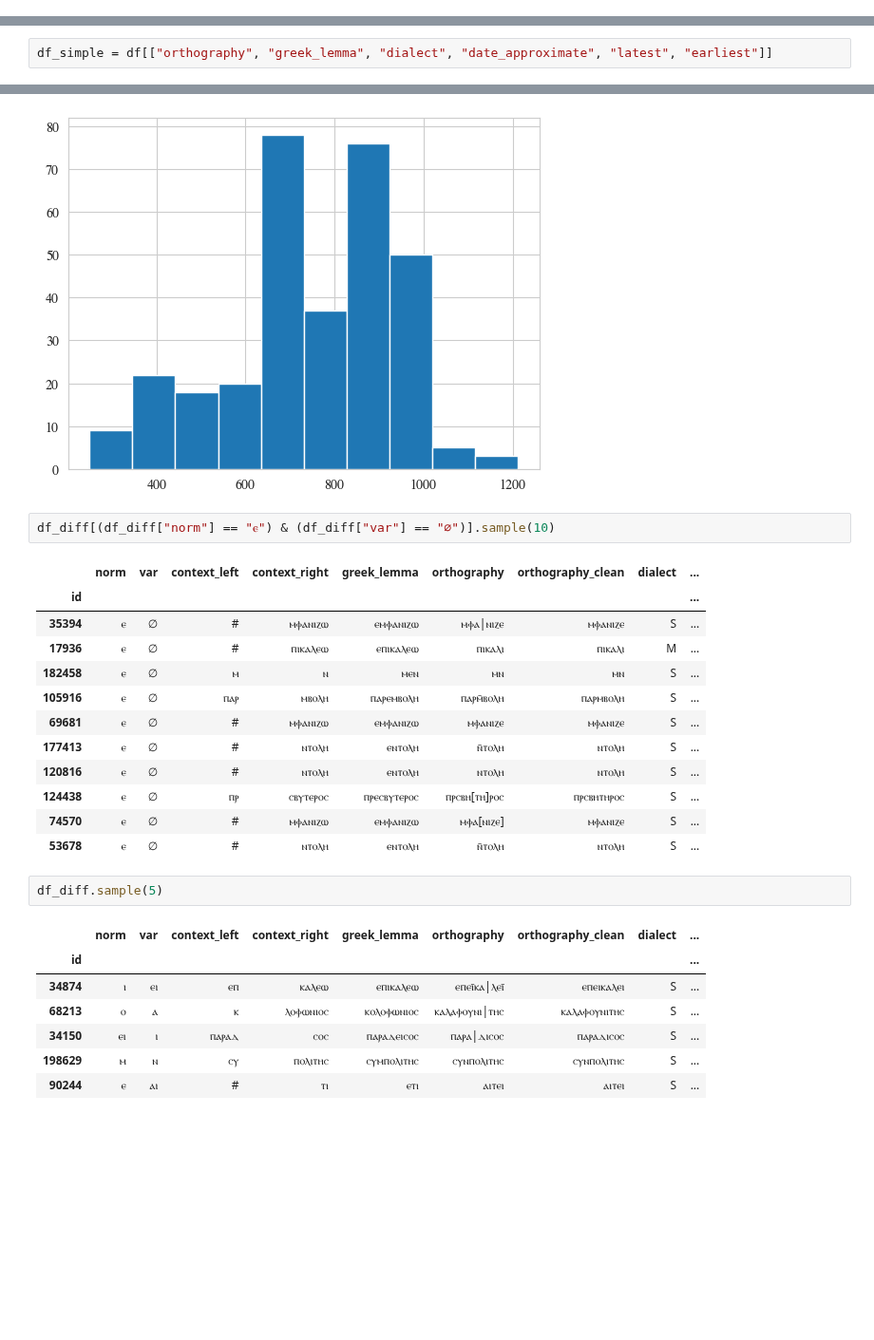
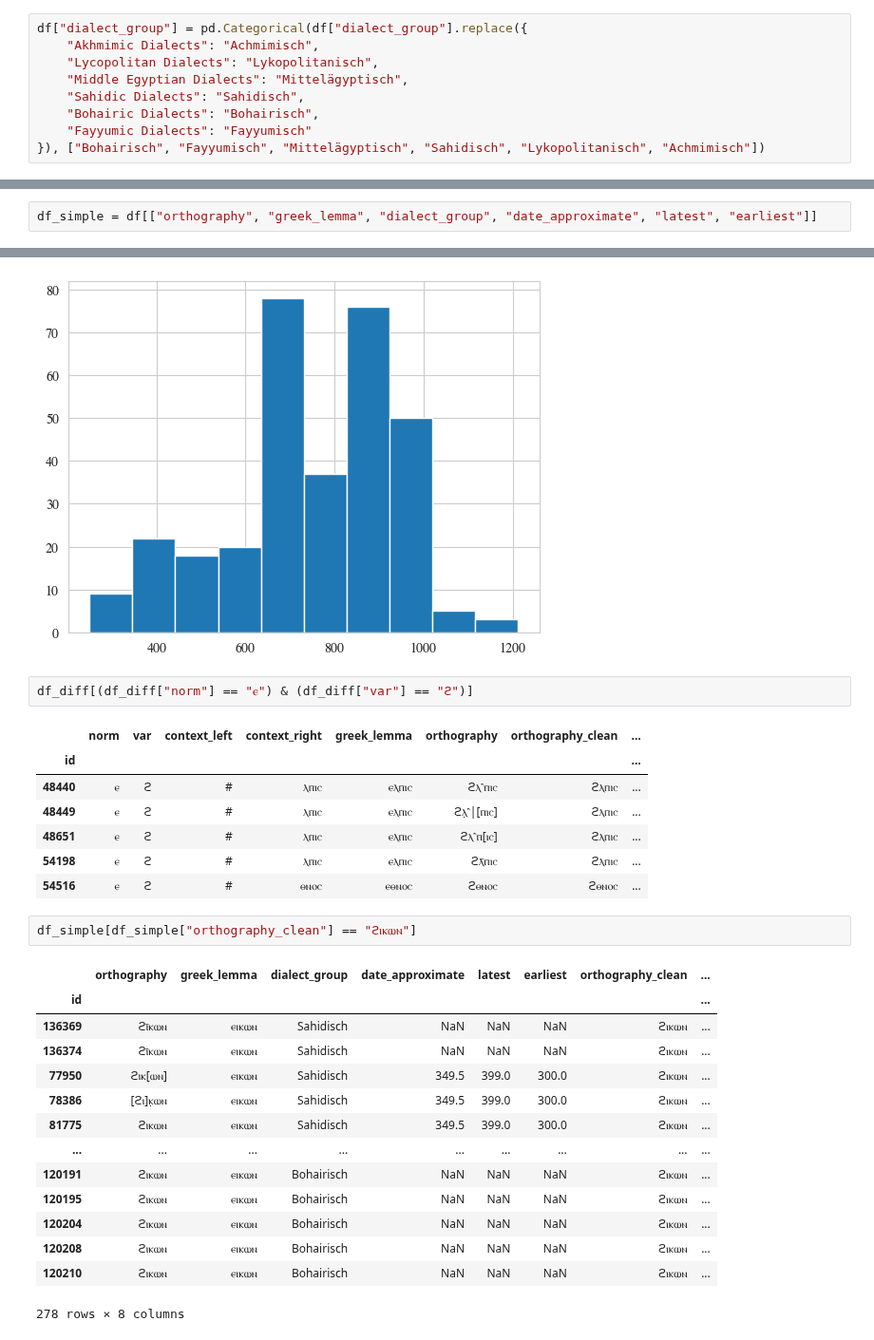
Before and after one commit to kmein/greek-coptic, a Jupyter notebook: greek-coptic.ipynb, the cells around one changed output, grey strips where cells are left out. Shown at 95% size. Saved outputs shown, nothing was run; the diff lists cells and outputs as text; blank space fills up the shorter version.

```diff
--- a/greek-coptic.ipynb
+++ b/greek-coptic.ipynb
@@ -133,6 +133,15 @@ df = pd.read_csv(os.getenv("ATTESTATIONS_CSV")) \
     .rename(columns={"code": "dialect"})
 # %% [markdown]
 Here are some random examples of these data points:
+# %%
+df["dialect_group"] = pd.Categorical(df["dialect_group"].replace({
+    "Akhmimic Dialects": "Achmimisch",
+    "Lycopolitan Dialects": "Lykopolitanisch",
+    "Middle Egyptian Dialects": "Mittelägyptisch",
+    "Sahidic Dialects": "Sahidisch",
+    "Bohairic Dialects": "Bohairisch",
+    "Fayyumic Dialects": "Fayyumisch"
+}), ["Bohairisch", "Fayyumisch", "Mittelägyptisch", "Sahidisch", "Lykopolitanisch", "Achmimisch"])
 # %%
 df.sample(5)
 # %% [output]
@@ -232,7 +235,7 @@ per_dialect
 Next, it makes sense to strip some columns from the table. For our analysis of orthographical deviation, we only need the `orthography` and `greek_lemma` columns (for comparing them against each other).
 For further analysis of factors such as date or dialect, we also keep the `dialect` column as well as our new `date_approximate` column.
 # %%
-df_simple = df[["orthography", "greek_lemma", "dialect", "date_approximate", "latest", "earliest"]]
+df_simple = df[["orthography", "greek_lemma", "dialect_group", "date_approximate", "latest", "earliest"]]
 # %% [markdown]
 We also want to remove any rows which for some reason either lack an `orthography` or a `greek_lemma`. We need both for our analysis.
 # %%
@@ -1359,27 +1530,29 @@ insertions[insertions["var"].isin(vowels)]["date_approximate"].hist()
 <Axes: >
 [figure]
 # %%
-df_diff[(df_diff["norm"] == "ⲉ") & (df_diff["var"] == "∅")].sample(10)
+df_diff[(df_diff["norm"] == "ⲉ") & (df_diff["var"] == "ϩ")]
 # %% [output]
-|  | norm | var | context_left | context_right | greek_lemma | orthography | orthography_clean | dialect | ... |
-| id |  |  |  |  |  |  |  |  | ... |
-| 35394 | ⲉ | ∅ | # | ⲙⲫⲁⲛⲓⲍⲱ | ⲉⲙⲫⲁⲛⲓⲍⲱ | ⲙⲫⲁ|ⲛⲓⲍⲉ | ⲙⲫⲁⲛⲓⲍⲉ | S | ... |
-| 17936 | ⲉ | ∅ | # | ⲡⲓⲕⲁⲗⲉⲱ | ⲉⲡⲓⲕⲁⲗⲉⲱ | ⲡⲓⲕⲁⲗⲓ | ⲡⲓⲕⲁⲗⲓ | M | ... |
-| 182458 | ⲉ | ∅ | ⲙ | ⲛ | ⲙⲉⲛ | ⲙⲛ | ⲙⲛ | S | ... |
-| 105916 | ⲉ | ∅ | ⲡⲁⲣ | ⲙⲃⲟⲗⲏ | ⲡⲁⲣⲉⲙⲃⲟⲗⲏ | ⲡⲁⲣⲙ̄ⲃⲟⲗⲏ | ⲡⲁⲣⲙⲃⲟⲗⲏ | S | ... |
-| 69681 | ⲉ | ∅ | # | ⲙⲫⲁⲛⲓⲍⲱ | ⲉⲙⲫⲁⲛⲓⲍⲱ | ⲙⲫⲁⲛⲓⲍⲉ | ⲙⲫⲁⲛⲓⲍⲉ | S | ... |
-| 177413 | ⲉ | ∅ | # | ⲛⲧⲟⲗⲏ | ⲉⲛⲧⲟⲗⲏ | ⲛ̄ⲧⲟⲗⲏ | ⲛⲧⲟⲗⲏ | S | ... |
-| 120816 | ⲉ | ∅ | # | ⲛⲧⲟⲗⲏ | ⲉⲛⲧⲟⲗⲏ | ⲛⲧⲟⲗⲏ | ⲛⲧⲟⲗⲏ | S | ... |
-| 124438 | ⲉ | ∅ | ⲡⲣ | ⲥⲃⲩⲧⲉⲣⲟⲥ | ⲡⲣⲉⲥⲃⲩⲧⲉⲣⲟⲥ | ⲡⲣⲥⲃⲏ[ⲧⲏ]ⲣⲟⲥ | ⲡⲣⲥⲃⲏⲧⲏⲣⲟⲥ | S | ... |
-| 74570 | ⲉ | ∅ | # | ⲙⲫⲁⲛⲓⲍⲱ | ⲉⲙⲫⲁⲛⲓⲍⲱ | ⲙⲫⲁ[ⲛⲓⲍⲉ] | ⲙⲫⲁⲛⲓⲍⲉ | S | ... |
-| 53678 | ⲉ | ∅ | # | ⲛⲧⲟⲗⲏ | ⲉⲛⲧⲟⲗⲏ | ⲛ̄ⲧⲟⲗⲏ | ⲛⲧⲟⲗⲏ | S | ... |
+|  | norm | var | context_left | context_right | greek_lemma | orthography | orthography_clean | ... |
+| id |  |  |  |  |  |  |  | ... |
+| 48440 | ⲉ | ϩ | # | ⲗⲡⲓⲥ | ⲉⲗⲡⲓⲥ | ϩⲗ⳿ⲡⲓⲥ | ϩⲗⲡⲓⲥ | ... |
+| 48449 | ⲉ | ϩ | # | ⲗⲡⲓⲥ | ⲉⲗⲡⲓⲥ | ϩⲗ̣⳿|[ⲡⲓⲥ] | ϩⲗⲡⲓⲥ | ... |
+| 48651 | ⲉ | ϩ | # | ⲗⲡⲓⲥ | ⲉⲗⲡⲓⲥ | ϩⲗ⳿ⲡ[ⲓⲥ] | ϩⲗⲡⲓⲥ | ... |
+| 54198 | ⲉ | ϩ | # | ⲗⲡⲓⲥ | ⲉⲗⲡⲓⲥ | ϩⲗ̄ⲡⲓⲥ | ϩⲗⲡⲓⲥ | ... |
+| 54516 | ⲉ | ϩ | # | ⲑⲛⲟⲥ | ⲉⲑⲛⲟⲥ | ϩⲑⲛⲟⲥ | ϩⲑⲛⲟⲥ | ... |
 # %%
-df_diff.sample(5)
+df_simple[df_simple["orthography_clean"] == "ϩⲓⲕⲱⲛ"]
 # %% [output]
-|  | norm | var | context_left | context_right | greek_lemma | orthography | orthography_clean | dialect | ... |
-| id |  |  |  |  |  |  |  |  | ... |
-| 34874 | ⲓ | ⲉⲓ | ⲉⲡ | ⲕⲁⲗⲉⲱ | ⲉⲡⲓⲕⲁⲗⲉⲱ | ⲉⲡⲉⲓ̄ⲕⲁ|ⲗⲉⲓ̄ | ⲉⲡⲉⲓⲕⲁⲗⲉⲓ | S | ... |
-| 68213 | ⲟ | ⲁ | ⲕ | ⲗⲟⲫⲱⲛⲓⲟⲥ | ⲕⲟⲗⲟⲫⲱⲛⲓⲟⲥ | ⲕⲁⲗⲁⲫⲟⲩⲛⲓ|ⲧⲏⲥ | ⲕⲁⲗⲁⲫⲟⲩⲛⲓⲧⲏⲥ | S | ... |
-| 34150 | ⲉⲓ | ⲓ | ⲡⲁⲣⲁⲇ | ⲥⲟⲥ | ⲡⲁⲣⲁⲇⲉⲓⲥⲟⲥ | ⲡⲁⲣⲁ|ⲇⲓⲥⲟⲥ | ⲡⲁⲣⲁⲇⲓⲥⲟⲥ | S | ... |
-| 198629 | ⲙ | ⲛ | ⲥⲩ | ⲡⲟⲗⲓⲧⲏⲥ | ⲥⲩⲙⲡⲟⲗⲓⲧⲏⲥ | ⲥⲩⲛⲡⲟⲗⲓⲧⲏⲥ | ⲥⲩⲛⲡⲟⲗⲓⲧⲏⲥ | S | ... |
-| 90244 | ⲉ | ⲁⲓ | # | ⲧⲓ | ⲉⲧⲓ | ⲁⲓⲧⲉⲓ | ⲁⲓⲧⲉⲓ | S | ... |
+|  | orthography | greek_lemma | dialect_group | date_approximate | latest | earliest | orthography_clean | ... |
+| id |  |  |  |  |  |  |  | ... |
+| 136369 | ϩⲓ̄ⲕⲱⲛ | ⲉⲓⲕⲱⲛ | Sahidisch | NaN | NaN | NaN | ϩⲓⲕⲱⲛ | ... |
+| 136374 | ϩⲓ̄ⲕⲱⲛ | ⲉⲓⲕⲱⲛ | Sahidisch | NaN | NaN | NaN | ϩⲓⲕⲱⲛ | ... |
+| 77950 | ϩⲓⲕ[ⲱⲛ] | ⲉⲓⲕⲱⲛ | Sahidisch | 349.5 | 399.0 | 300.0 | ϩⲓⲕⲱⲛ | ... |
+| 78386 | [ϩⲓ]ⲕ̣ⲱⲛ | ⲉⲓⲕⲱⲛ | Sahidisch | 349.5 | 399.0 | 300.0 | ϩⲓⲕⲱⲛ | ... |
+| 81775 | ϩⲓⲕⲱⲛ | ⲉⲓⲕⲱⲛ | Sahidisch | 349.5 | 399.0 | 300.0 | ϩⲓⲕⲱⲛ | ... |
+| ... | ... | ... | ... | ... | ... | ... | ... | ... |
+| 120191 | ϩⲓⲕⲱⲛ | ⲉⲓⲕⲱⲛ | Bohairisch | NaN | NaN | NaN | ϩⲓⲕⲱⲛ | ... |
+| 120195 | ϩⲓⲕⲱⲛ | ⲉⲓⲕⲱⲛ | Bohairisch | NaN | NaN | NaN | ϩⲓⲕⲱⲛ | ... |
+| 120204 | ϩⲓⲕⲱⲛ | ⲉⲓⲕⲱⲛ | Bohairisch | NaN | NaN | NaN | ϩⲓⲕⲱⲛ | ... |
+| 120208 | ϩⲓⲕⲱⲛ | ⲉⲓⲕⲱⲛ | Bohairisch | NaN | NaN | NaN | ϩⲓⲕⲱⲛ | ... |
+| 120210 | ϩⲓⲕⲱⲛ | ⲉⲓⲕⲱⲛ | Bohairisch | NaN | NaN | NaN | ϩⲓⲕⲱⲛ | ... |
+278 rows × 8 columns
```
Also changed, not shown: parts of 43 cells of this notebook.
